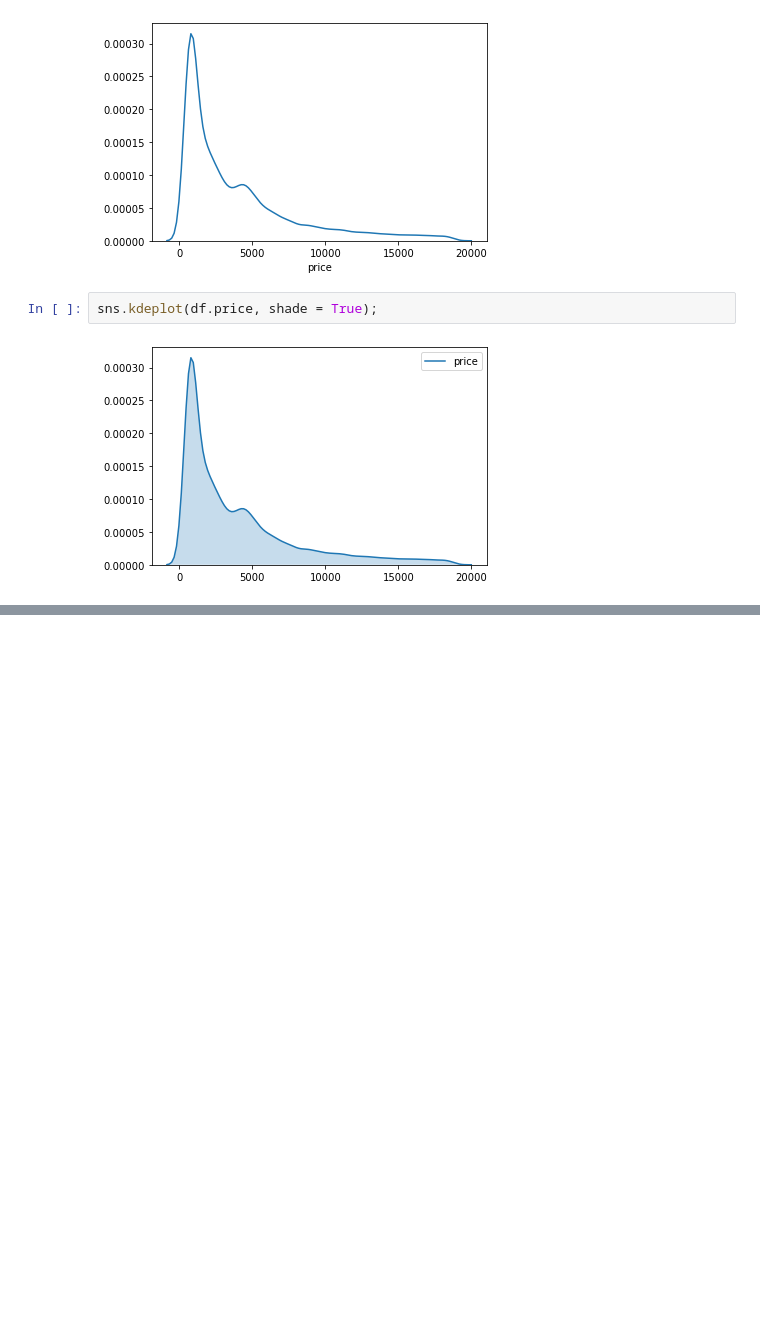
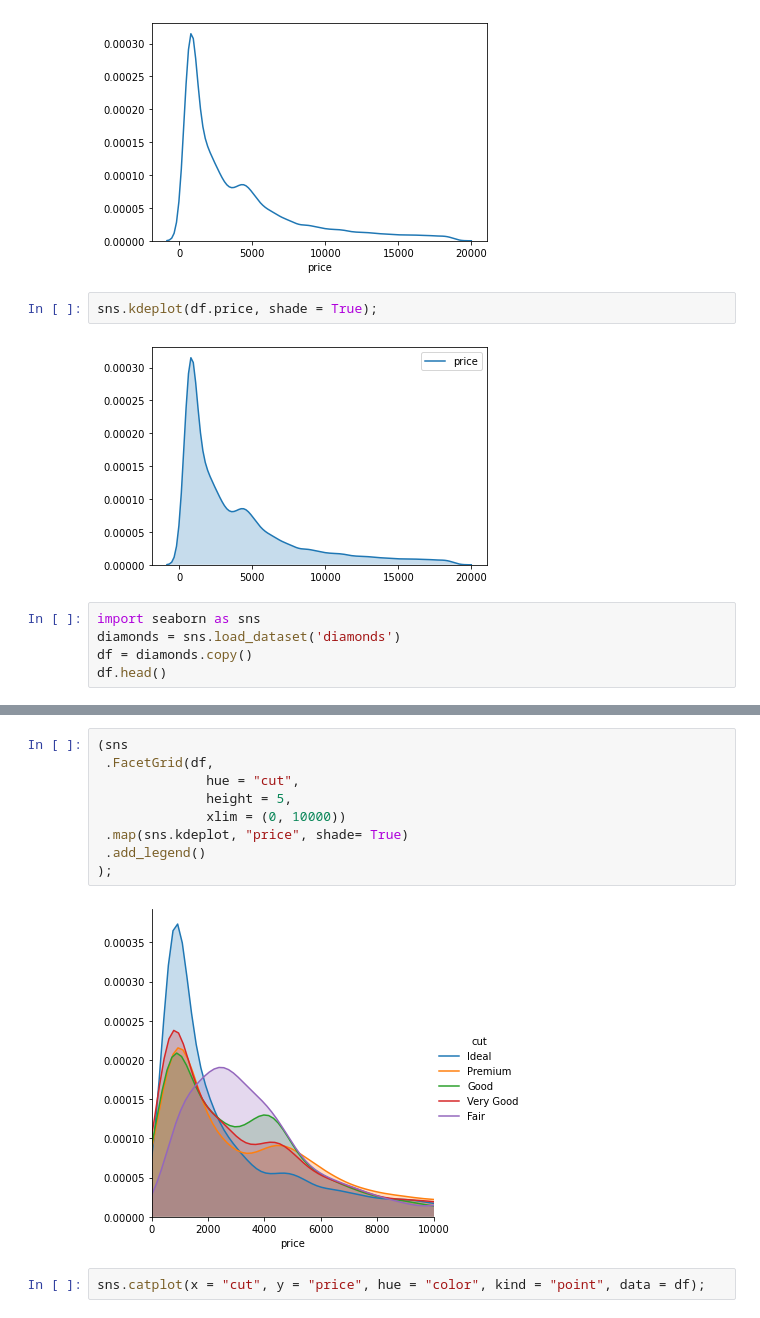
Before and after one commit to tacettinkustu/Data-Analysis, a Jupyter notebook: Data Visualization/data-visualization.ipynb, the cells around one changed output, grey strips where cells are left out. Saved outputs shown, nothing was run; the diff lists cells and outputs as text; blank space fills up the shorter version.

Commit message:
visualization 6

```diff
--- a/Data Visualization/data-visualization.ipynb
+++ b/Data Visualization/data-visualization.ipynb
@@ -533,3 +533,8 @@ sns.distplot(df.price, hist = False);
 sns.kdeplot(df.price, shade = True);
 # %% [output]
 [figure]
+# %%
+import seaborn as sns
+diamonds = sns.load_dataset('diamonds')
+df = diamonds.copy()
+df.head()
@@ -535,0 +552,13 @@ sns.kdeplot(df.price, shade = True);
+# %%
+(sns
+ .FacetGrid(df,
+              hue = "cut",
+              height = 5,
+              xlim = (0, 10000))
+ .map(sns.kdeplot, "price", shade= True)
+ .add_legend()
+);
+# %% [output]
+[figure, added]
+# %%
+sns.catplot(x = "cut", y = "price", hue = "color", kind = "point", data = df);
```
Also changed, not shown: parts of 2 cells of this notebook.
